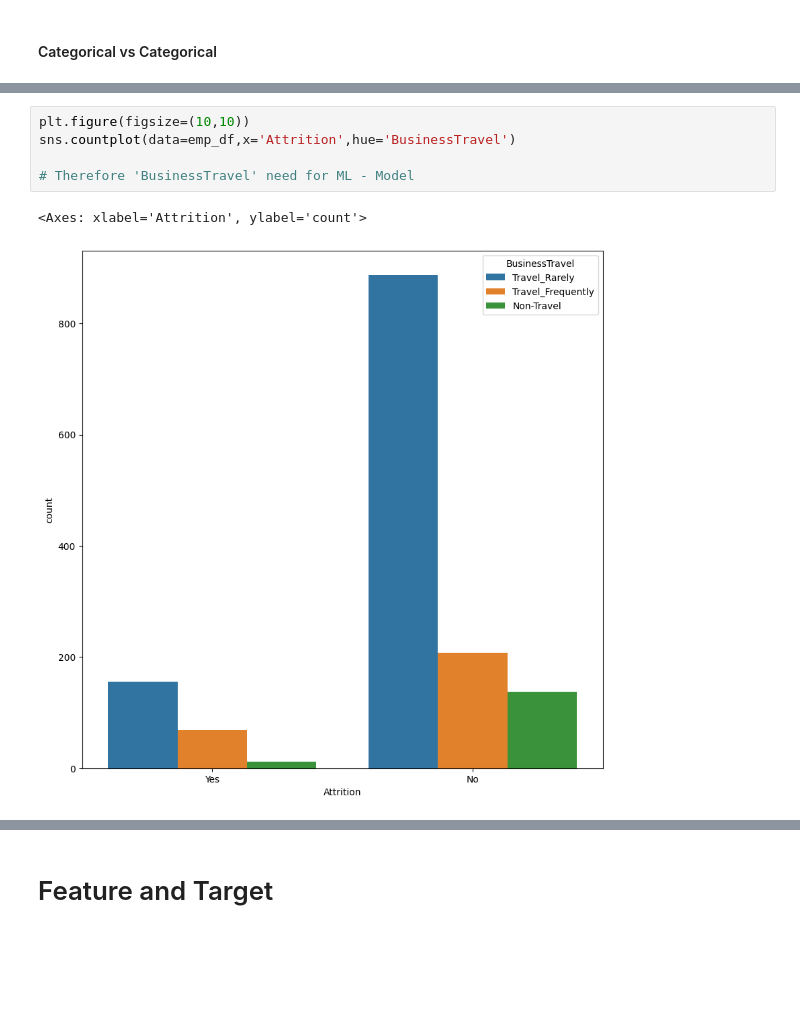
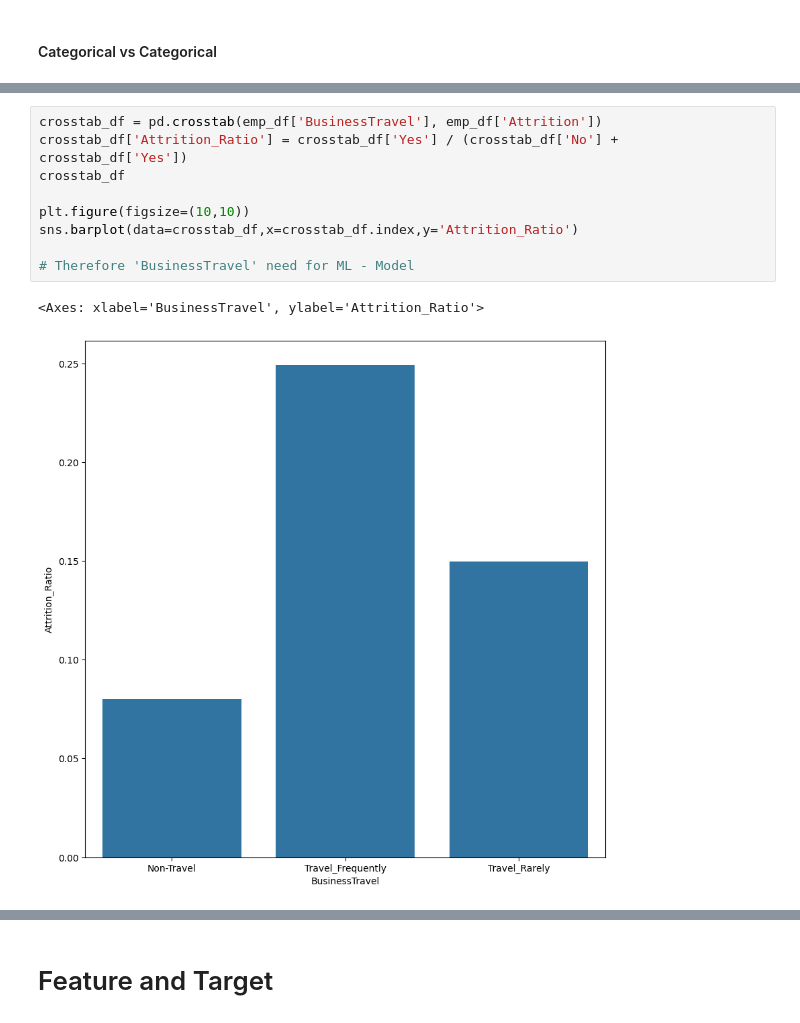
Before and after one commit to Infant-Joshva/Project_3-Employee_Attrition_Analysis_and_Prediction, a Jupyter notebook: notebooks/Employee_Attrition_Analysis.ipynb, the cells around one changed output, grey strips where cells are left out. Drawn from its saved outputs; the diff is of its cells as text; blank space fills up the shorter version.

```diff
--- a/notebooks/Employee_Attrition_Analysis.ipynb
+++ b/notebooks/Employee_Attrition_Analysis.ipynb
@@ -727,9 +345,13 @@ Index(['Attrition', 'BusinessTravel', 'Department', 'EducationField', 'Gender',
 # %%
+crosstab_df = pd.crosstab(emp_df['BusinessTravel'], emp_df['Attrition'])
+crosstab_df['Attrition_Ratio'] = crosstab_df['Yes'] / (crosstab_df['No'] + crosstab_df['Yes'])
+crosstab_df
+
 plt.figure(figsize=(10,10))
-sns.countplot(data=emp_df,x='Attrition',hue='BusinessTravel')
+sns.barplot(data=crosstab_df,x=crosstab_df.index,y='Attrition_Ratio')
 
 # Therefore 'BusinessTravel' need for ML - Model
 # %% [output]
-<Axes: xlabel='Attrition', ylabel='count'>
+<Axes: xlabel='BusinessTravel', ylabel='Attrition_Ratio'>
-[figure, old version]
+[figure, new version]
 # %%
```
Also changed, not shown: parts of 93 cells of this notebook.
